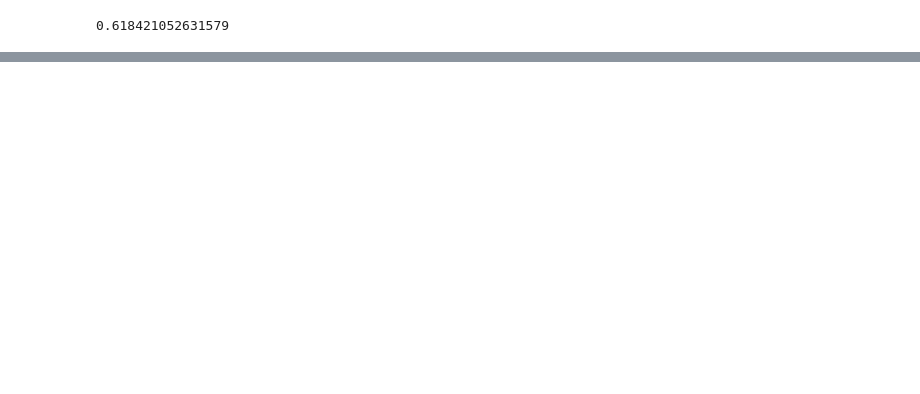
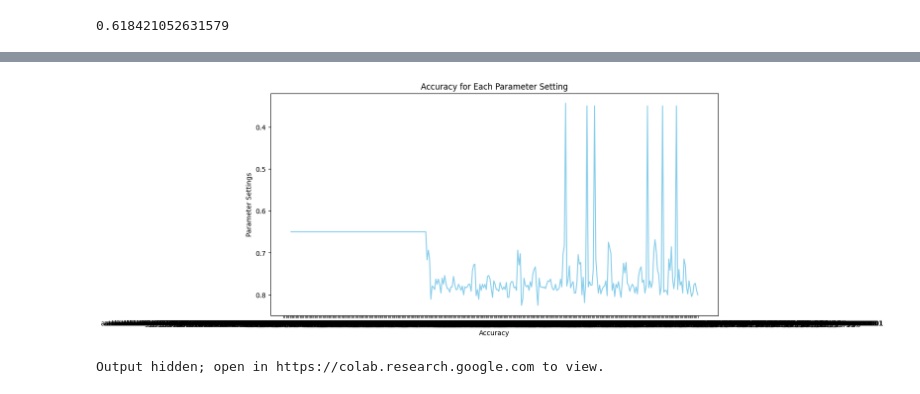
Before and after one commit to Ariel-wen/comp-sci-7318-ass1, a Jupyter notebook: ass1.ipynb, the cells around one changed output, grey strips where cells are left out. Cells and saved outputs as stored; diff of their text form; code cells hidden in the pictures; blank space fills up the shorter version.

```diff
--- a/ass1.ipynb
+++ b/ass1.ipynb
@@ -575,0 +1452,30 @@ print("Final Test Accuracy:", test_accuracy)
+# %%
+# Extract parameter names and corresponding accuracies
+param_names = list(param_accuracies.keys())
+accuracies = [np.mean(acc) for acc in param_accuracies.values()]  # Calculate the mean accuracy
+
+# Plot accuracy for each parameter setting
+plt.figure(figsize=(12, 6))
+plt.plot(param_names, accuracies, color='skyblue')
+plt.xlabel('Accuracy')
+plt.ylabel('Parameter Settings')
+plt.title('Accuracy for Each Parameter Setting')
+plt.gca().invert_yaxis()  # Invert the y-axis to have the highest accuracy at the top
+plt.show()
+# %% [output]
+[figure, added]
+# %%
+# Plot accuracy for each parameter
+for param_name in param_grid:
+    param_values = [str(params) for params in ParameterGrid(param_grid)]
+    accuracies = [param_accuracies[str(params)] for params in ParameterGrid(param_grid)]
+
+    plt.figure(figsize=(10, 5))
+    plt.plot(param_values, accuracies)
+    plt.xlabel(param_name)
+    plt.ylabel('Accuracy')
+    plt.title(f'Accuracy vs. {param_name}')
+    plt.xticks(rotation=45)
+    plt.show()
+# %% [output]
+Output hidden; open in https://colab.research.google.com to view.
```
Also changed, not shown: parts of 21 cells of this notebook.
